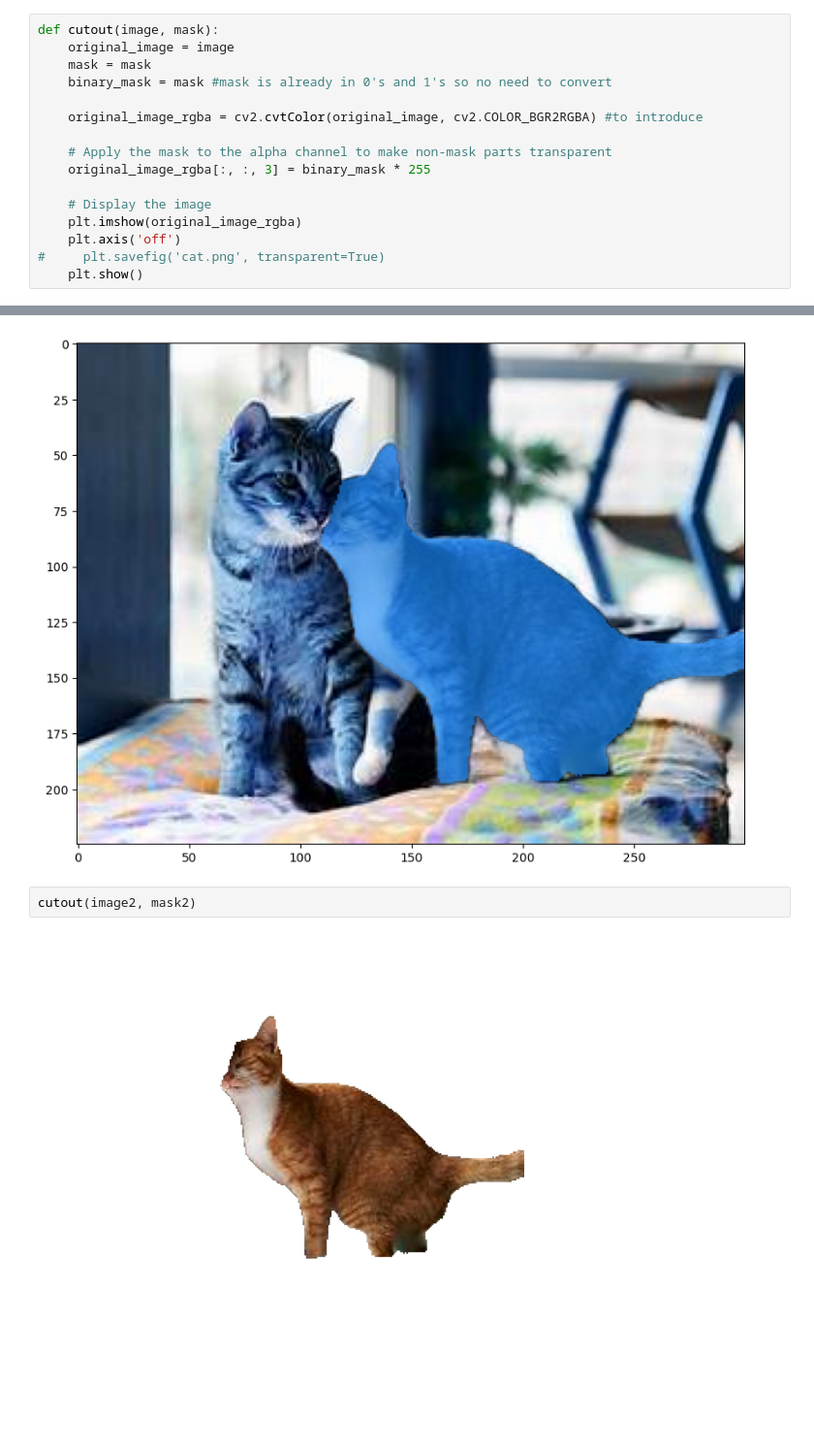
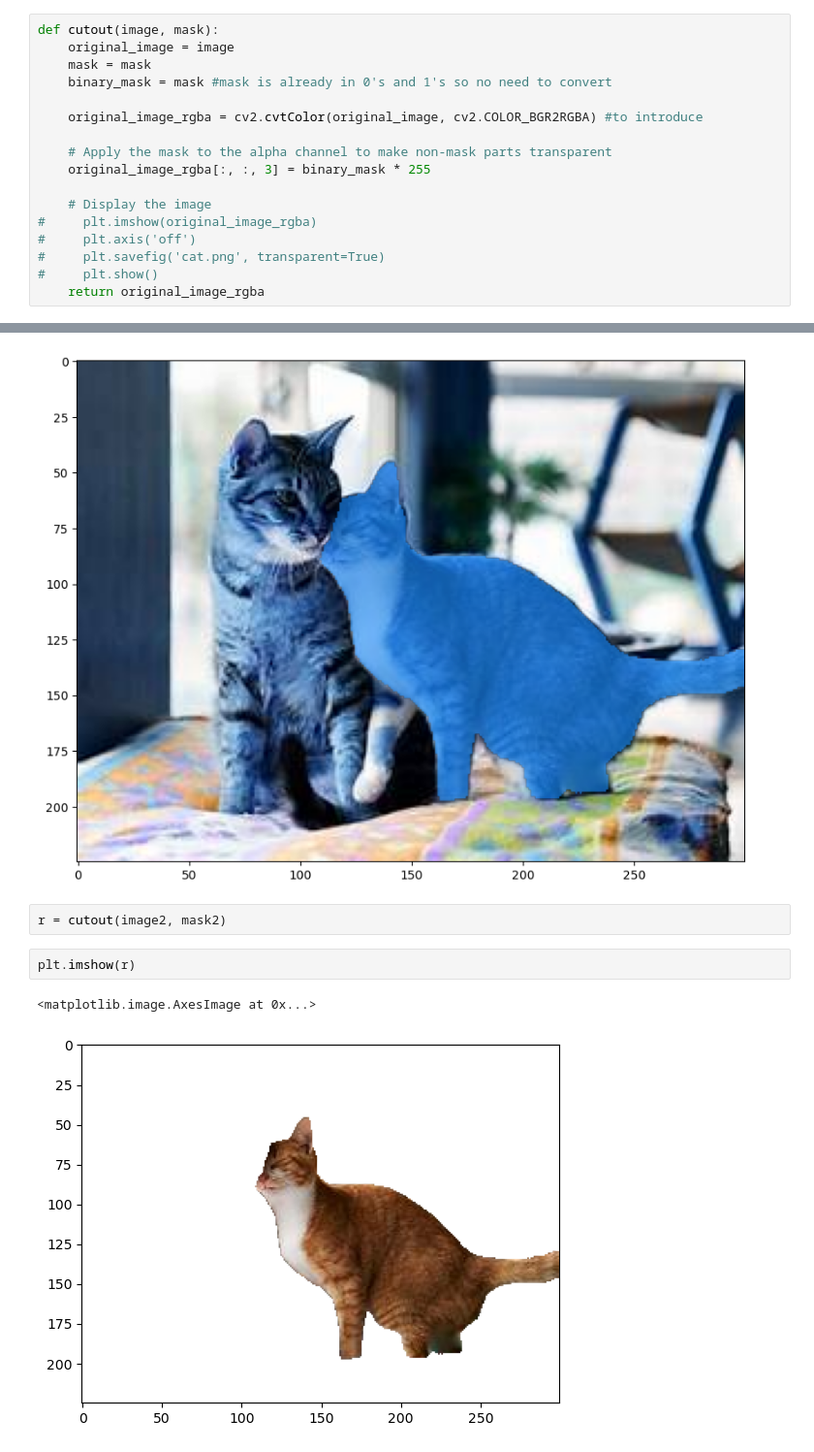
Before and after one commit to roydipta/safari_stickerbook, a Jupyter notebook: Model Training/YOLOv8 and SAM.ipynb, the cells around one changed output, grey strips where cells are left out. Shown at 97% size. Cells and saved outputs as stored; diff of their text form; blank space fills up the shorter version.

```diff
--- a/Model Training/YOLOv8 and SAM.ipynb
+++ b/Model Training/YOLOv8 and SAM.ipynb
@@ -103,10 +104,11 @@ def cutout(image, mask):
     original_image_rgba[:, :, 3] = binary_mask * 255
 
     # Display the image
-    plt.imshow(original_image_rgba)
-    plt.axis('off')
+#     plt.imshow(original_image_rgba)
+#     plt.axis('off')
 #     plt.savefig('cat.png', transparent=True)
-    plt.show()
+#     plt.show()
+    return original_image_rgba
 # %%
 objects = model(image, save = False, classes=[15])
 # %% [output]
@@ -237,6 +239,9 @@ mask2 = segment(image2)
 Speed: 2.5ms preprocess, 67.8ms inference, 0.9ms postprocess per image at shape (1, 3, 480, 640)
 [figure]
 # %%
-cutout(image2, mask2)
+r = cutout(image2, mask2)
-# %% [output]
-[figure, removed]
+# %%
+plt.imshow(r)
+# %% [output]
+<matplotlib.image.AxesImage at 0x...>
+[figure, added]
```
Also changed, not shown: parts of 1 cell of this notebook.
